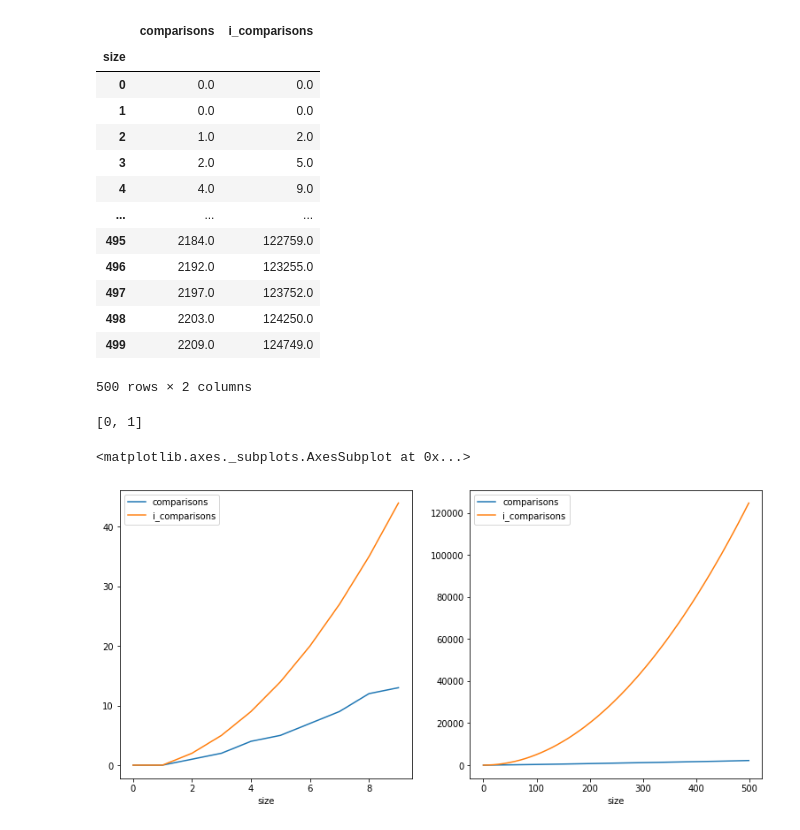
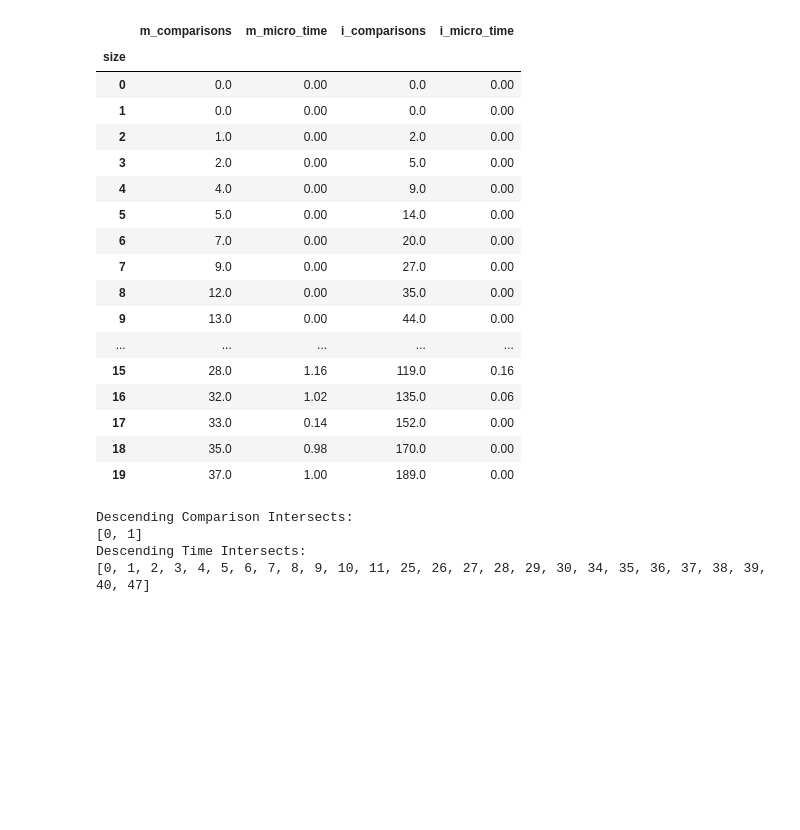
Before and after one commit to gtengwei/CZ2101, a Jupyter notebook: example_class_1/Graphing & Analysis.ipynb, the cells around one changed output. Cells and saved outputs as stored; diff of their text form; code cells hidden in the pictures; blank space fills up the shorter version.

```diff
--- a/example_class_1/Graphing & Analysis.ipynb
+++ b/example_class_1/Graphing & Analysis.ipynb
@@ -64,53 +82,60 @@ m_asc.plot(ax=axes[1],figsize=(13,6))
 # %%
 dsc = df[df['input_type']=='descending']
-dsc = dsc[['sort_type','size','comparisons','input_type']]
 
 m_dsc = dsc[dsc['sort_type']=='merge']
 i_dsc = dsc[dsc['sort_type']=='insertion']
-m_dsc = m_dsc[['size','comparisons']]
+m_dsc = m_dsc[['size','comparisons','micro_time']]
 m_dsc.set_index('size',inplace=True)
-i_dsc = i_dsc[['size','comparisons']]
+i_dsc = i_dsc[['size','comparisons','micro_time']]
 i_dsc.set_index('size',inplace=True)
 
 m_dsc['i_comparisons'] = i_dsc.comparisons
-m_dsc.tail(500)
+m_dsc['i_micro_time'] = i_dsc.micro_time
+m_dsc.rename(columns={'comparisons':'m_comparisons','micro_time':'m_micro_time'},inplace=True)
+dsc = m_dsc
+dsc.head(20)
+
 
 #comparisons is for merge comparisons. i for insertion
 # %% [output]
-|  | comparisons | i_comparisons |
-| size |  |  |
-| 0 | 0.0 | 0.0 |
-| 1 | 0.0 | 0.0 |
-| 2 | 1.0 | 2.0 |
-| 3 | 2.0 | 5.0 |
-| 4 | 4.0 | 9.0 |
-| ... | ... | ... |
-| 495 | 2184.0 | 122759.0 |
-| 496 | 2192.0 | 123255.0 |
-| 497 | 2197.0 | 123752.0 |
-| 498 | 2203.0 | 124250.0 |
-| 499 | 2209.0 | 124749.0 |
+|  | m_comparisons | m_micro_time | i_comparisons | i_micro_time |
+| size |  |  |  |  |
+| 0 | 0.0 | 0.00 | 0.0 | 0.00 |
+| 1 | 0.0 | 0.00 | 0.0 | 0.00 |
+| 2 | 1.0 | 0.00 | 2.0 | 0.00 |
+| 3 | 2.0 | 0.00 | 5.0 | 0.00 |
+| 4 | 4.0 | 0.00 | 9.0 | 0.00 |
+| 5 | 5.0 | 0.00 | 14.0 | 0.00 |
+| 6 | 7.0 | 0.00 | 20.0 | 0.00 |
+| 7 | 9.0 | 0.00 | 27.0 | 0.00 |
+| 8 | 12.0 | 0.00 | 35.0 | 0.00 |
+| 9 | 13.0 | 0.00 | 44.0 | 0.00 |
+| ... | ... | ... | ... | ... |
+| 15 | 28.0 | 1.16 | 119.0 | 0.16 |
+| 16 | 32.0 | 1.02 | 135.0 | 0.06 |
+| 17 | 33.0 | 0.14 | 152.0 | 0.00 |
+| 18 | 35.0 | 0.98 | 170.0 | 0.00 |
+| 19 | 37.0 | 1.00 | 189.0 | 0.00 |
-500 rows × 2 columns
 # %%
 #calculate the differences of the y-coords. Look for points where they meet (diff==0) or
 #where there is sign change
 
-diff = m_dsc.comparisons - m_dsc.i_comparisons
-d_intersect = []
-for i in range(len(m_dsc)):
-    if i == 499:
-        break
-    if diff[i] == 0 or diff[i]*diff[i+1]<0:
-        d_intersect.append(i)
-print(d_intersect)
+compare_diff = dsc.m_comparisons - dsc.i_comparisons
+time_diff = dsc.m_micro_time - dsc.i_micro_time
+d_compare_intersect = []
+d_time_intersect = []
+for i in range(len(m_dsc)-1):
+    if compare_diff[i] == 0 or compare_diff[i]*compare_diff[i+1]<0:
+        d_compare_intersect.append(i)
+    if time_diff[i] == 0 or time_diff[i]*time_diff[i+1]<0:
+        d_time_intersect.append(i)
+
+print("Descending Comparison Intersects:")
+print(d_compare_intersect)
+print("Descending Time Intersects:")
+print(d_time_intersect)
 # %% [output]
+Descending Comparison Intersects:
 [0, 1]
+Descending Time Intersects:
+[0, 1, 2, 3, 4, 5, 6, 7, 8, 9, 10, 11, 25, 26, 27, 28, 29, 30, 34, 35, 36, 37, 38, 39, 40, 47]
-# %%
-fig, axes = plt.subplots(ncols = 2)
-
-dsc = m_dsc.head(5)
-dsc.plot(ax=axes[0],figsize=(13,6))
-m_dsc.plot(ax=axes[1],figsize=(13,6))
-# %% [output]
-<matplotlib.axes._subplots.AxesSubplot at 0x...>
-[figure, removed]
```
Also changed, not shown: parts of 9 cells of this notebook, 1 other file.
